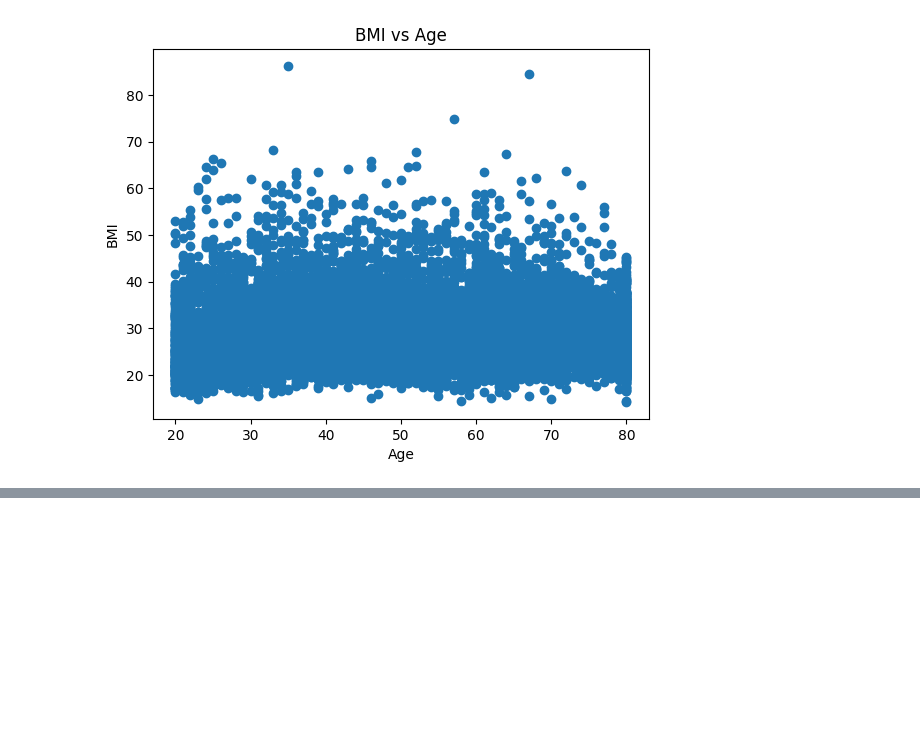
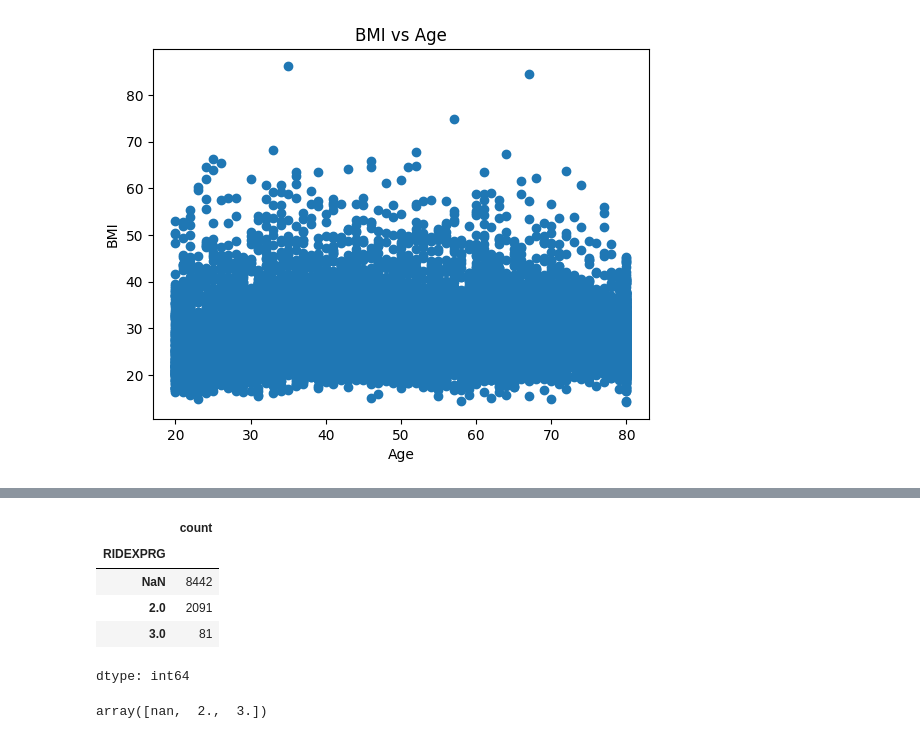
Before and after one commit to maliha-crypto/emptyrepository, a Jupyter notebook: Maliha_Rahman_DSRP.ipynb, the cells around one changed output, grey strips where cells are left out. Saved outputs shown, nothing was run; the diff lists cells and outputs as text; code cells hidden in the pictures; blank space fills up the shorter version.

```diff
--- a/Maliha_Rahman_DSRP.ipynb
+++ b/Maliha_Rahman_DSRP.ipynb
@@ -273,0 +282,4 @@ plt.show()
+# %%
+# checking the pregnancy category
+df = pd.read_csv("health_and_nutrition_combined_clean.csv")
+df.head()
@@ -273,0 +293,13 @@ plt.show()
+# %%
+df["RIDEXPRG"].value_counts(dropna=False)
+# %% [output]
+|  | count |
+| RIDEXPRG |  |
+| NaN | 8442 |
+| 2.0 | 2091 |
+| 3.0 | 81 |
+dtype: int64
+# %%
+df["RIDEXPRG"].unique()
+# %% [output]
+array([nan,  2.,  3.])
```
Also changed, not shown: parts of 10 cells of this notebook.
